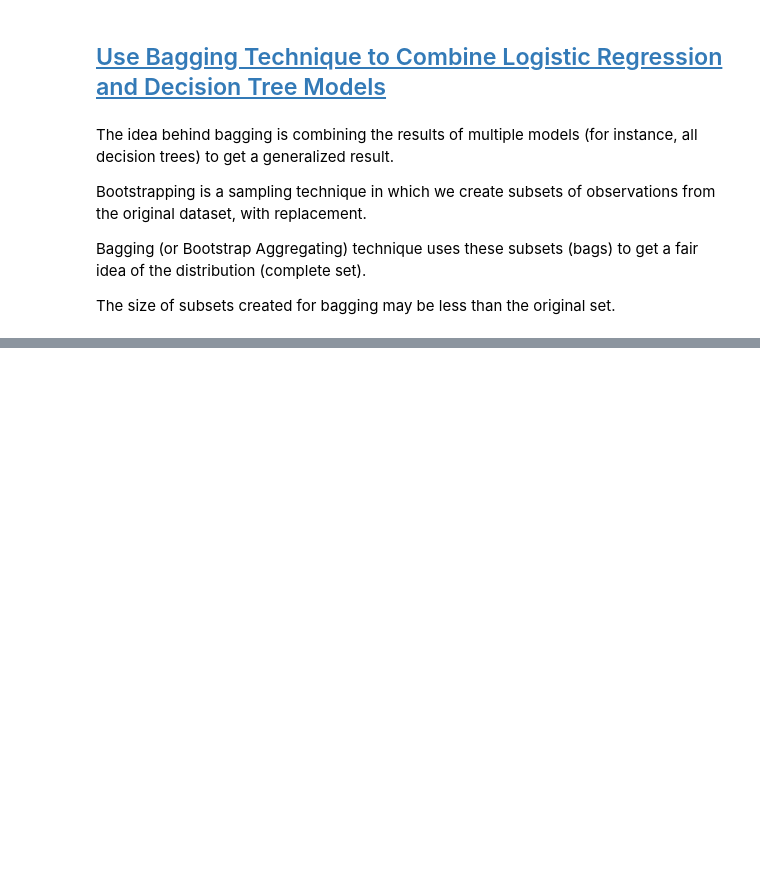
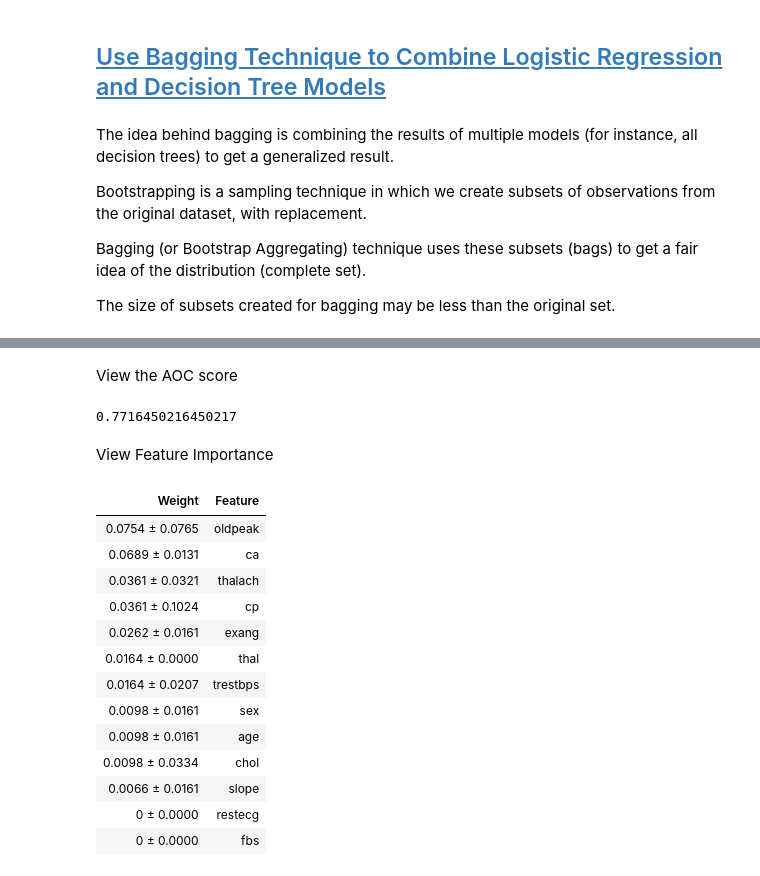
Before and after one commit to abielhammonds/predict_heart_disease_machine_learning_project, a Jupyter notebook: Machine_Learning_Heart_Disease.ipynb, the cells around one changed output, grey strips where cells are left out. Cells and saved outputs as stored; diff of their text form; code cells hidden in the pictures; blank space fills up the shorter version.

```diff
--- a/Machine_Learning_Heart_Disease.ipynb
+++ b/Machine_Learning_Heart_Disease.ipynb
@@ -508,0 +759,27 @@ ensemble_predictions = ensemble.predict(X_val)
+# %% [markdown]
+View the AOC score
+# %%
+print(roc_auc_score(y_test,ensemble_predictions))
+# %% [output]
+0.7716450216450217
+# %% [markdown]
+View Feature Importance
+# %%
+perm = PermutationImportance(ensemble_model, random_state=1).fit(X_test, y_test)
+ensemble_feat_importance_test = eli5.show_weights(perm, feature_names = X_test.columns.tolist())
+ensemble_feat_importance_test
+# %% [output]
+| Weight | Feature |
+| 0.0754 ± 0.0765 | oldpeak |
+| 0.0689 ± 0.0131 | ca |
+| 0.0361 ± 0.0321 | thalach |
+| 0.0361 ± 0.1024 | cp |
+| 0.0262 ± 0.0161 | exang |
+| 0.0164 ± 0.0000 | thal |
+| 0.0164 ± 0.0207 | trestbps |
+| 0.0098 ± 0.0161 | sex |
+| 0.0098 ± 0.0161 | age |
+| 0.0098 ± 0.0334 | chol |
+| 0.0066 ± 0.0161 | slope |
+| 0 ± 0.0000 | restecg |
+| 0 ± 0.0000 | fbs |
```
Also changed, not shown: parts of 96 cells of this notebook, 2 other files.
